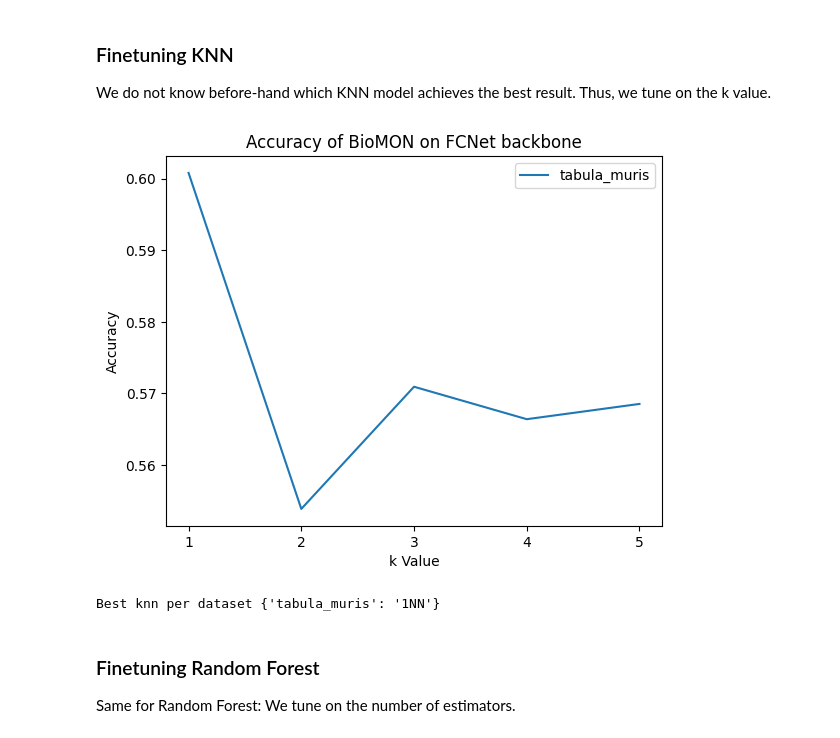
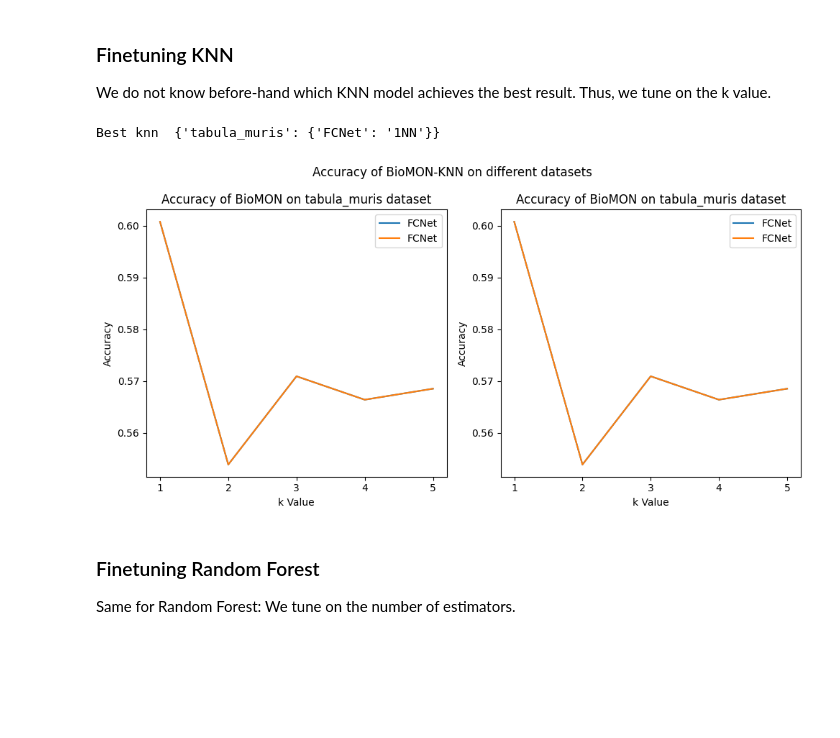
Before and after one commit to MChatzakis/BioMON, a Jupyter notebook: bioMON.ipynb, the cells around one changed output. Cells and saved outputs as stored; diff of their text form; code cells hidden in the pictures; blank space fills up the shorter version.

```diff
--- a/bioMON.ipynb
+++ b/bioMON.ipynb
@@ -45,49 +45,55 @@ We do not know before-hand which KNN model achieves the best result. Thus, we tu
 # %%
 n_way = 5
 n_shot = 5
 n_query = 15
 
-backbone = "FCNet"
-datasets = ["tabula_muris"]
+backbones = ["FCNet", "FCNet"]
+datasets = ["tabula_muris", "tabula_muris"]
 knn = ["1", "2", "3", "4", "5"]
 
 best_knn = {}
 
-for dataset in datasets:
-    dataset_accuracies = []
+fig, ax = plt.subplots(1, len(backbones), figsize=(10, 5))
+for index, dataset in enumerate(datasets):
+    best_backbone_knn = {}
 
-    best_acc = -1
-    best_model = None
+    for _, backbone in enumerate(backbones):
+        backbone_accuracies = []
 
-    for k in knn:
-        path = f"{RESULTS_DIR}/{dataset}/bioMON_{k}NN_{backbone}/{n_way}w{n_shot}s{n_query}q/"
-        data = pd.read_csv(path + "test_summary.csv")
+        best_acc = -1
+        best_model = None
 
-        test_line = data.iloc[2]
-        acc = test_line["acc_mean"] / 100
-        dataset_accuracies.append(acc)
+        for k in knn:
+            path = f"{RESULTS_DIR}/{dataset}/bioMON_{k}NN_{backbone}/{n_way}w{n_shot}s{n_query}q/"
+            data = pd.read_csv(path + "test_summary.csv")
 
-        if acc > best_acc:
-            best_acc = acc
-            best_model = f"{k}NN"
+            test_line = data.iloc[2]
+            acc = test_line["acc_mean"] / 100
+            backbone_accuracies.append(acc)
 
-    best_knn[dataset] = best_model
+            if acc > best_acc:
+                best_acc = acc
+                best_model = f"{k}NN"
 
-    plt.plot(knn, dataset_accuracies, label=dataset)
+        best_backbone_knn[backbone] = best_model
 
-plt.xlabel("k Value")
-plt.ylabel("Accuracy")
-plt.title(f"Accuracy of BioMON on {backbone} backbone")
-plt.legend()
+        ax[index].plot(knn, backbone_accuracies, label=backbone)
 
-plt.savefig(f"{SAVE_PLOTS_DIR}/knn.png")
-plt.show()
+    best_knn[dataset] = best_backbone_knn
+
+    ax[index].set_xlabel("k Value")
+    ax[index].set_ylabel("Accuracy")
+    ax[index].set_title(f"Accuracy of BioMON on {dataset} dataset")
+    ax[index].legend()
+
+fig.suptitle("Accuracy of BioMON-KNN on different datasets")
+fig.tight_layout()
 
 
-print("Best knn per dataset", best_knn)
+print("Best knn ", best_knn)
 # %% [output]
+Best knn  {'tabula_muris': {'FCNet': '1NN'}}
-[figure, old version]
+[figure, new version]
-Best knn per dataset {'tabula_muris': '1NN'}
 # %% [markdown]
 ### Finetuning Random Forest
 
```
Also changed, not shown: parts of 7 cells of this notebook, 1 other file.
